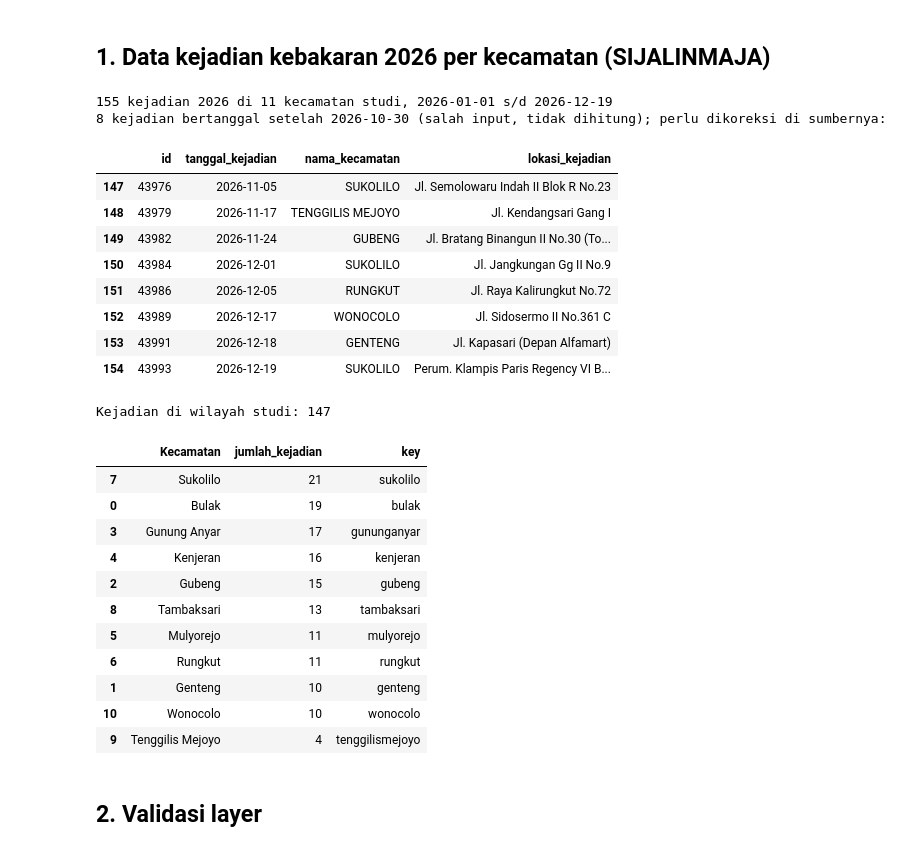
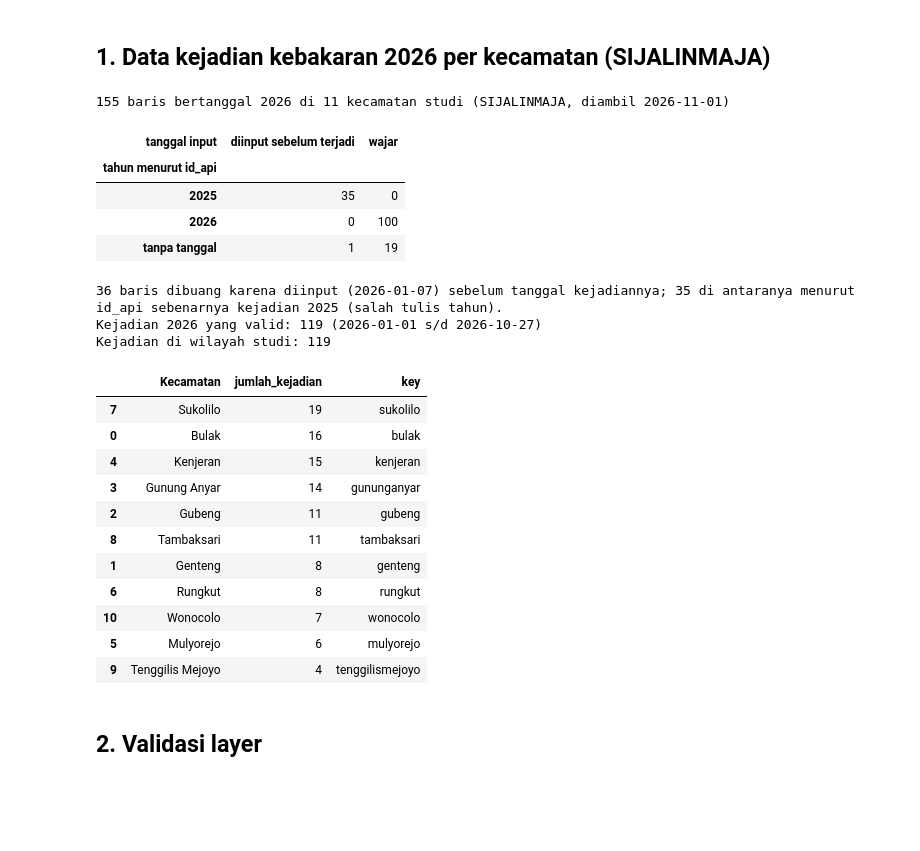
Before and after one commit to Sean-230/Comgraph_AFL2, a Jupyter notebook: AFL2_Comgraph.ipynb, the cells around one changed output. Drawn from its saved outputs; the diff is of its cells as text; code cells hidden in the pictures; blank space fills up the shorter version.

```diff
--- a/AFL2_Comgraph.ipynb
+++ b/AFL2_Comgraph.ipynb
@@ -88,41 +90,51 @@ def simpan(m, nama):   # tiap peta juga disimpan sebagai HTML di output/
 # %%
 raw = pd.read_csv(DATA / "kejadian_sijalinmaja_2026.csv")
 raw = raw[(raw["tanggal_kejadian"].str[:4] == str(TAHUN)) & raw["nama_kecamatan"].map(kunci).isin({kunci(k) for k in STUDI})]
-masa_depan = raw["tanggal_kejadian"] > str(TANGGAL_SNAPSHOT)
-print(f"{len(raw)} kejadian {TAHUN} di {len(STUDI)} kecamatan studi, {raw['tanggal_kejadian'].min()} s/d {raw['tanggal_kejadian'].max()}")
-print(f"{masa_depan.sum()} kejadian bertanggal setelah {TANGGAL_SNAPSHOT} (salah input, tidak dihitung); perlu dikoreksi di sumbernya:")
-display(raw.loc[masa_depan, ["id", "tanggal_kejadian", "nama_kecamatan", "lokasi_kejadian"]])
-raw = raw[~masa_depan]
+print(f"{len(raw)} baris bertanggal {TAHUN} di {len(STUDI)} kecamatan studi (SIJALINMAJA, diambil {TANGGAL_SNAPSHOT})")
+
+# Validasi tanggal: kejadian tidak mungkin diinput ke sistem (created_at) sebelum terjadi.
+tanggal_input = pd.to_datetime(raw["created_at"], utc=True).dt.tz_convert("Asia/Jakarta").dt.strftime("%Y-%m-%d")
+salah_tahun = raw["tanggal_kejadian"] > tanggal_input
+
+# Bukti pendukung: id_api berformat kbk-<hari><bulan><tahun>-..., mis. kbk-892025-... = 8-9-2025
+def tahun_id_api(r):
+    m = re.match(r"kbk-(\d+)-", str(r["id_api"]))
+    t = pd.Timestamp(r["tanggal_kejadian"])
+    return next((str(th) for th in (t.year, t.year - 1) if m and m.group(1) == f"{t.day}{t.month}{th}"), "tanpa tanggal")
+tahun_api = raw.apply(tahun_id_api, axis=1)
+display(pd.crosstab(tahun_api.rename("tahun menurut id_api"),
+                    salah_tahun.map({True: "diinput sebelum terjadi", False: "wajar"}).rename("tanggal input")))
+print(f"{salah_tahun.sum()} baris dibuang karena diinput ({', '.join(sorted(set(tanggal_input[salah_tahun])))}) sebelum tanggal kejadiannya; "
+      f"{(tahun_api[salah_tahun] == str(TAHUN - 1)).sum()} di antaranya menurut id_api sebenarnya kejadian {TAHUN - 1} (salah tulis tahun).")
+raw = raw[~salah_tahun]
+print(f"Kejadian {TAHUN} yang valid: {len(raw)} ({raw['tanggal_kejadian'].min()} s/d {raw['tanggal_kejadian'].max()})")
 
 kejadian = (raw.assign(Kecamatan=raw["nama_kecamatan"].str.strip().str.title())
             .groupby("Kecamatan").size().rename("jumlah_kejadian").reset_index())
 kejadian["key"] = kejadian["Kecamatan"].map(kunci)
 print("Kejadian di wilayah studi:", kejadian["jumlah_kejadian"].sum())
 kejadian.sort_values("jumlah_kejadian", ascending=False)
 # %% [output]
-155 kejadian 2026 di 11 kecamatan studi, 2026-01-01 s/d 2026-12-19
-8 kejadian bertanggal setelah 2026-10-30 (salah input, tidak dihitung); perlu dikoreksi di sumbernya:
+155 baris bertanggal 2026 di 11 kecamatan studi (SIJALINMAJA, diambil 2026-11-01)
-|  | id | tanggal_kejadian | nama_kecamatan | lokasi_kejadian |
-| 147 | 43976 | 2026-11-05 | SUKOLILO | Jl. Semolowaru Indah II Blok R No.23 |
-| 148 | 43979 | 2026-11-17 | TENGGILIS MEJOYO | Jl. Kendangsari Gang I |
-| 149 | 43982 | 2026-11-24 | GUBENG | Jl. Bratang Binangun II No.30 (To... |
-| 150 | 43984 | 2026-12-01 | SUKOLILO | Jl. Jangkungan Gg II No.9 |
-| 151 | 43986 | 2026-12-05 | RUNGKUT | Jl. Raya Kalirungkut No.72 |
-| 152 | 43989 | 2026-12-17 | WONOCOLO | Jl. Sidosermo II No.361 C |
-| 153 | 43991 | 2026-12-18 | GENTENG | Jl. Kapasari (Depan Alfamart) |
-| 154 | 43993 | 2026-12-19 | SUKOLILO | Perum. Klampis Paris Regency VI B... |
+| tanggal input | diinput sebelum terjadi | wajar |
+| tahun menurut id_api |  |  |
+| 2025 | 35 | 0 |
+| 2026 | 0 | 100 |
+| tanpa tanggal | 1 | 19 |
-Kejadian di wilayah studi: 147
+36 baris dibuang karena diinput (2026-01-07) sebelum tanggal kejadiannya; 35 di antaranya menurut id_api sebenarnya kejadian 2025 (salah tulis tahun).
+Kejadian 2026 yang valid: 119 (2026-01-01 s/d 2026-10-27)
+Kejadian di wilayah studi: 119
 |  | Kecamatan | jumlah_kejadian | key |
-| 7 | Sukolilo | 21 | sukolilo |
-| 0 | Bulak | 19 | bulak |
-| 3 | Gunung Anyar | 17 | gununganyar |
-| 4 | Kenjeran | 16 | kenjeran |
-| 2 | Gubeng | 15 | gubeng |
-| 8 | Tambaksari | 13 | tambaksari |
-| 5 | Mulyorejo | 11 | mulyorejo |
-| 6 | Rungkut | 11 | rungkut |
-| 1 | Genteng | 10 | genteng |
-| 10 | Wonocolo | 10 | wonocolo |
+| 7 | Sukolilo | 19 | sukolilo |
+| 0 | Bulak | 16 | bulak |
+| 4 | Kenjeran | 15 | kenjeran |
+| 3 | Gunung Anyar | 14 | gununganyar |
+| 2 | Gubeng | 11 | gubeng |
+| 8 | Tambaksari | 11 | tambaksari |
+| 1 | Genteng | 8 | genteng |
+| 6 | Rungkut | 8 | rungkut |
+| 10 | Wonocolo | 7 | wonocolo |
+| 5 | Mulyorejo | 6 | mulyorejo |
 | 9 | Tenggilis Mejoyo | 4 | tenggilismejoyo |
 # %% [markdown]
 ## 2. Validasi layer
```
Also changed, not shown: parts of 12 cells of this notebook, 14 other files.
